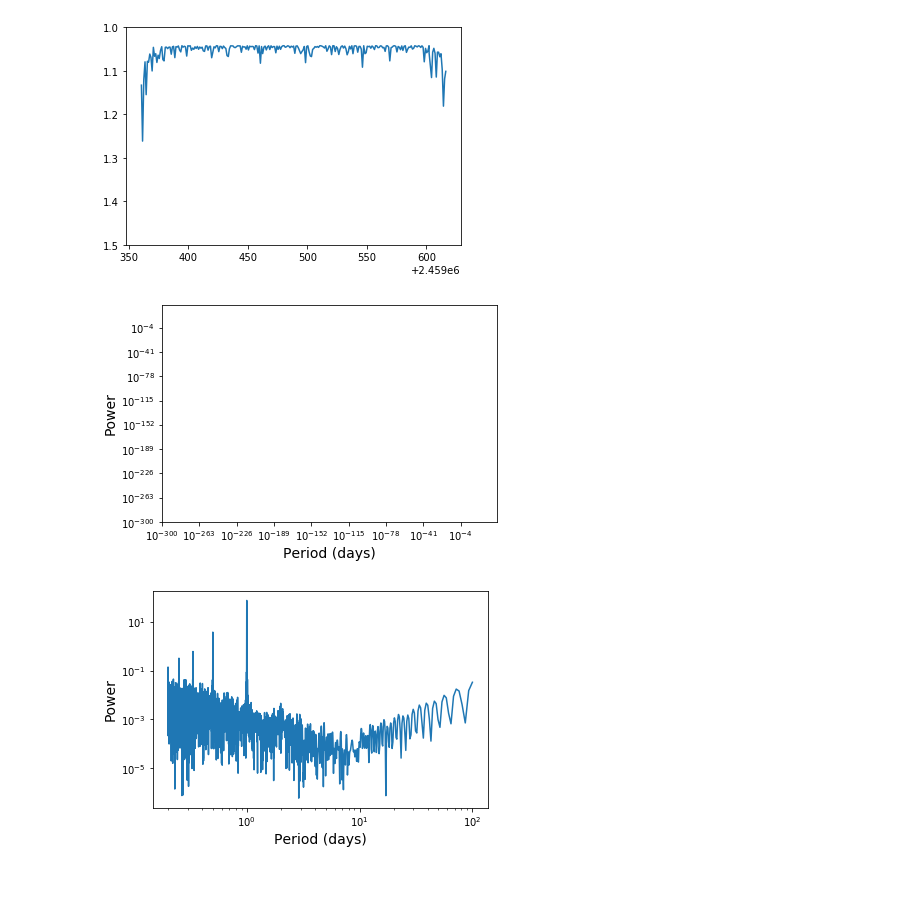
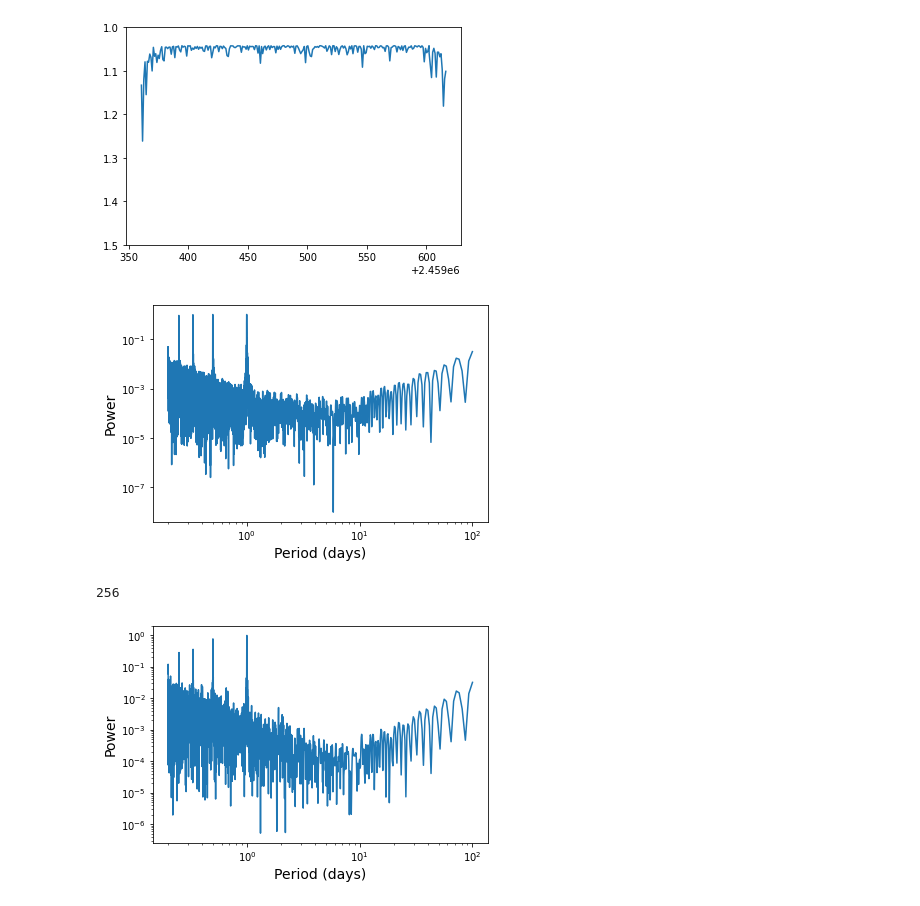
Before and after one commit to megbedell/thethethe, a Jupyter notebook: window-functions.ipynb, the cells around one changed output. Drawn from its saved outputs; the diff is of its cells as text; code cells hidden in the pictures.

Commit message:
fixed LombScargle issues

```diff
--- a/window-functions.ipynb
+++ b/window-functions.ipynb
@@ -33,7 +41,7 @@ t_zeniths = np.zeros(len(survey_dates)) + np.nan
 t_zeniths_type = []
 t_randomized = np.zeros(len(survey_dates)) + np.nan
 
-dark_horizon = 12. * u.deg # horizon for sunset/sunrise crossing
+dark_horizon = 12. * u.deg # horizon for sunset/sunrise crossing - nautical twilight
 
 for i,t in tqdm(enumerate(survey_dates)):
     t_rise = observer.target_rise_time(t, target, which='nearest', horizon=30.*u.deg)
@@ -51,7 +59,7 @@ for i,t in tqdm(enumerate(survey_dates)):
 
     # the following is slow but idk how to be more clever in astroplan:
     for j in range(100):
-        t_random = t_zenith + (np.random.random() * 16. - 8.) * TimeDelta(1.*u.hour) # perturb by 8 hours in either direction
+        t_random = t_zenith + (np.random.random() * 10. - 5.) * TimeDelta(1.*u.hour) # perturb by 5 hours in either direction
         if is_observable(constraints, observer, target, times=t_random):
             t_randomized[i] = t_random.jd
             break
@@ -119,15 +140,21 @@ plt.ylim([1.5,1.0]);
 # %% [output]
 [figure]
 # %%
-ys_zenith = np.ones_like(t_obs_zenith)/len(t_obs_zenith)# + np.random.normal(0., 1.e-19, len(t_obs_zenith))
-frequency, power_zenith = LombScargle(t_obs_zenith - t_obs_zenith[0],
-                                      ys_zenith).autopower(minimum_frequency=0.01,
+ys_zenith = np.ones_like(t_obs_zenith)#/len(t_obs_zenith)# + np.random.normal(0., 1.e-19, len(t_obs_zenith))
+frequency, power_zenith = LombScargle(t_obs_zenith,
+                                      ys_zenith,
+                                      fit_mean=False,
+                                      center_data=False).autopower(minimum_frequency=0.01,
                                                    maximum_frequency=5.,
                                                    samples_per_peak=5)
 plt.loglog(1./frequency, power_zenith)
 plt.xlabel('Period (days)', fontsize=14)
 plt.ylabel('Power', fontsize=14);
 # %% [output]
-[figure, old version]
+[figure, new version]
+# %%
+len(t_obs_zenith)
+# %% [output]
+256
 # %%
 t_obs_randomized = t_randomized[np.isfinite(t_randomized)]
@@ -135,12 +162,12 @@ ys_randomized = np.ones_like(t_obs_randomized)/len(t_obs_randomized)
 # %%
 power_randomized = LombScargle(t_obs_randomized,
-                               ys_randomized).power(frequency)
+                               ys_randomized, fit_mean=False, center_data=False).power(frequency)
 plt.loglog(1./frequency, power_randomized)
 plt.xlabel('Period (days)', fontsize=14)
 plt.ylabel('Power', fontsize=14);
 #plt.axvline(0.33, color='C1', alpha=0.7, ls='--');
 # %% [output]
-[figure, old version]
+[figure, new version]
 # %%
 plt.loglog(1./frequency, power_zenith, alpha=0.7, label='zenith times')
 plt.loglog(1./frequency, power_randomized, alpha=0.7, label='randomized times')
```
Also changed, not shown: parts of 17 cells of this notebook.
